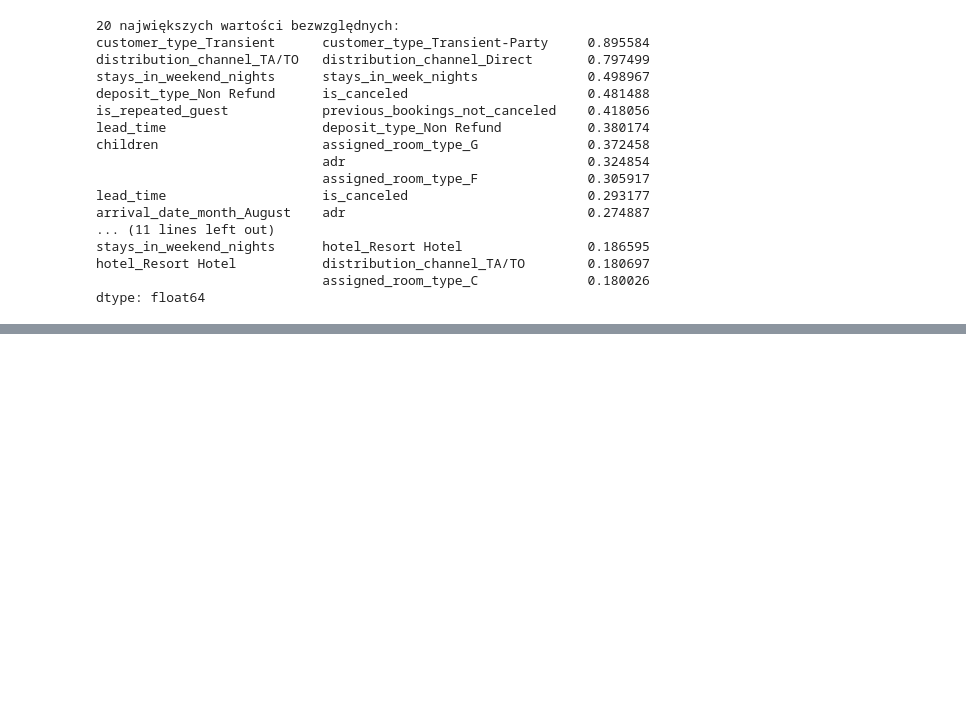
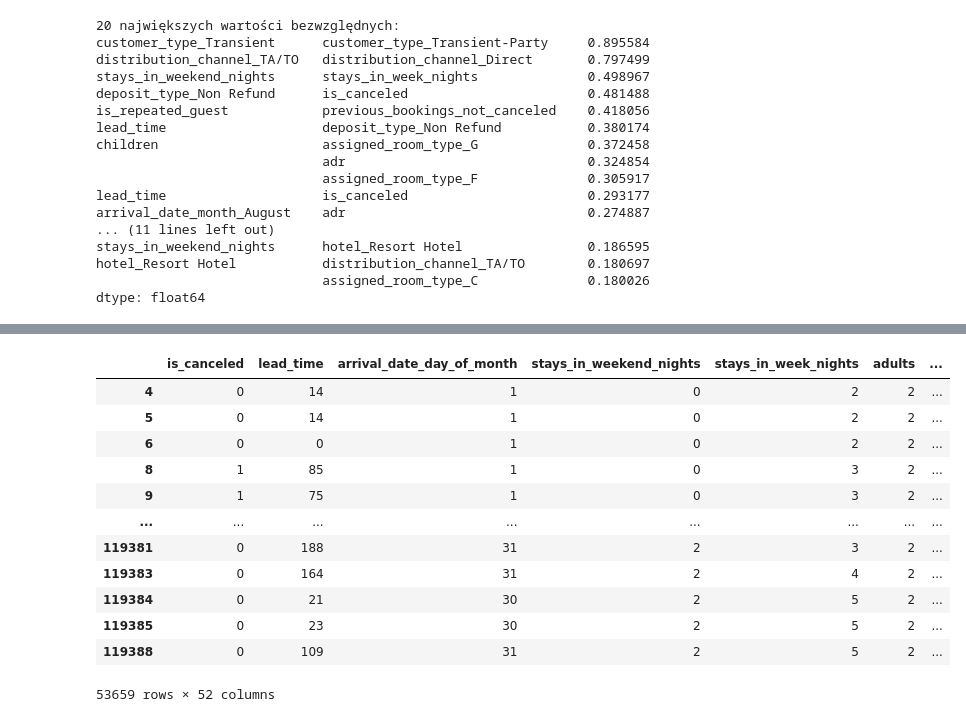
Before and after one commit to SzymonMak/HotelBookingsDataAnalysis, a Jupyter notebook: it_is_what_is_is.ipynb, the cells around one changed output, grey strips where cells are left out. Saved outputs shown, nothing was run; the diff lists cells and outputs as text; code cells hidden in the pictures; blank space fills up the shorter version.

```diff
--- a/zycie.ipynb
+++ b/it_is_what_is_is.ipynb
@@ -198,0 +207,10 @@ plot_model(iforest, plot = 'umap')
+# %%
+df = df[iforest_results['Anomaly'] == 0]
+# %%
+for col in df.select_dtypes(include=[np.number]).columns:
+    Q1 = df[col].quantile(0.25)
+    Q3 = df[col].quantile(0.75)
+    IQR = Q3 - Q1
+    lower_bound = Q1 - 1.5 * IQR
+    upper_bound = Q3 + 1.5 * IQR
+    df = df[(df[col] >= lower_bound) & (df[col] <= upper_bound)]
@@ -198,0 +231,16 @@ plot_model(iforest, plot = 'umap')
+# %%
+df[df['children']==0]
+# %% [output]
+|  | is_canceled | lead_time | arrival_date_day_of_month | stays_in_weekend_nights | stays_in_week_nights | adults | ... |
+| 4 | 0 | 14 | 1 | 0 | 2 | 2 | ... |
+| 5 | 0 | 14 | 1 | 0 | 2 | 2 | ... |
+| 6 | 0 | 0 | 1 | 0 | 2 | 2 | ... |
+| 8 | 1 | 85 | 1 | 0 | 3 | 2 | ... |
+| 9 | 1 | 75 | 1 | 0 | 3 | 2 | ... |
+| ... | ... | ... | ... | ... | ... | ... | ... |
+| 119381 | 0 | 188 | 31 | 2 | 3 | 2 | ... |
+| 119383 | 0 | 164 | 31 | 2 | 4 | 2 | ... |
+| 119384 | 0 | 21 | 30 | 2 | 5 | 2 | ... |
+| 119385 | 0 | 23 | 30 | 2 | 5 | 2 | ... |
+| 119388 | 0 | 109 | 31 | 2 | 5 | 2 | ... |
+53659 rows × 52 columns
```
Also changed, not shown: parts of 15 cells of this notebook, 1 other file.
